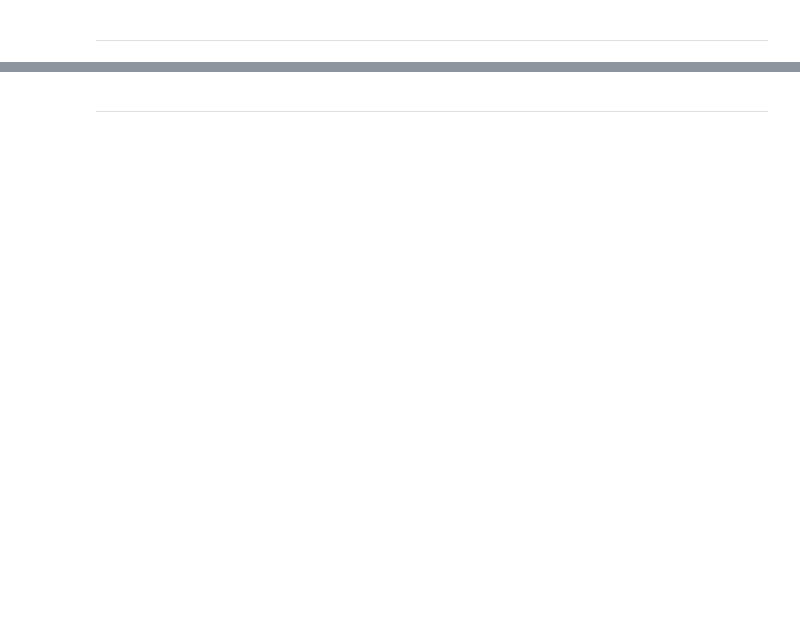
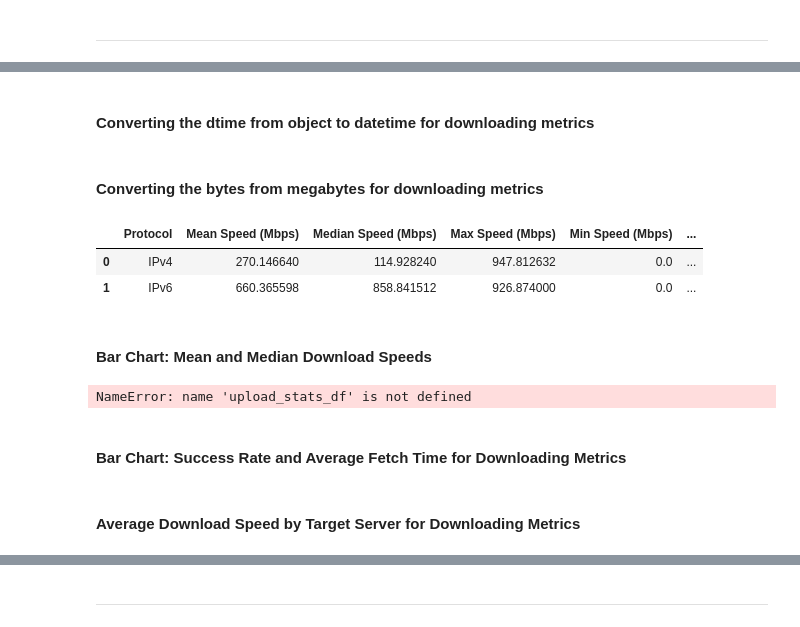
Before and after one commit to Mohammed-abdulaziz-eisa/WBS-MBA, a Jupyter notebook: notebooks/01_data_exploration.ipynb, the cells around one changed output, grey strips where cells are left out. Cells and saved outputs as stored; diff of their text form; code cells hidden in the pictures; blank space fills up the shorter version.

Commit message:
feat:upload-download-performance-analysi-stage1

```diff
--- a/notebooks/01_data_exploration.ipynb
+++ b/notebooks/01_data_exploration.ipynb
@@ -105,0 +101,73 @@ This dataset is valuable for understanding the performance of IPv6-based HTTP GE
+# %% [markdown]
+#### Converting the dtime from object to datetime for downloading metrics
+# %%
+# converting the dtime from object to datetime
+df_httpgetmt['dtime'] = pd.to_datetime(df_httpgetmt['dtime'])
+df_curr_httpgetmt6['dtime'] = pd.to_datetime(df_curr_httpgetmt6['dtime'])
+# %% [markdown]
+#### Converting the bytes from megabytes for downloading metrics
+# %%
+df_httpgetmt['mbps'] = df_httpgetmt['bytes_sec'] * 8 / 1_000_000  # Convert bytes to megabits
+df_curr_httpgetmt6['mbps'] = df_curr_httpgetmt6['bytes_sec'] * 8 / 1_000_000
+# %%
+# 4. Statistical Summary
+def get_stats(df, name):
+    stats = {
+        'Protocol': name,
+        'Mean Speed (Mbps)': df['mbps'].mean(),
+        'Median Speed (Mbps)': df['mbps'].median(),
+        'Max Speed (Mbps)': df['mbps'].max(),
+        'Min Speed (Mbps)': df['mbps'].min(),
+        'Success Rate (%)': (df['successes'].sum() / (df['successes'].sum() + df['failures'].sum())) * 100,
+        'Avg Fetch Time (ms)': df['fetch_time'].mean() / 1000,
+        'Sample Size': len(df)
+    }
+    return pd.Series(stats)
+
+download_stats_df = pd.DataFrame([
+    get_stats(df_httpgetmt, 'IPv4'),
+    get_stats(df_curr_httpgetmt6, 'IPv6')
+])
+# %%
+download_stats_df
+# %% [output]
+|  | Protocol | Mean Speed (Mbps) | Median Speed (Mbps) | Max Speed (Mbps) | Min Speed (Mbps) | ... |
+| 0 | IPv4 | 270.146640 | 114.928240 | 947.812632 | 0.0 | ... |
+| 1 | IPv6 | 660.365598 | 858.841512 | 926.874000 | 0.0 | ... |
+# %% [markdown]
+#### Bar Chart: Mean and Median Download Speeds
+# %%
+fig1 = go.Figure()
+fig1.add_trace(go.Bar(
+    x=download_stats_df['Protocol'],
+    y=download_stats_df['Mean Speed (Mbps)'],
+    name='Mean Speed (Mbps)',
+    marker_color='indianred',
+    text=download_stats_df['Mean Speed (Mbps)'].round(2),
+    textposition='auto'
+))
+fig1.add_trace(go.Bar(
+    x=download_stats_df['Protocol'],
+    y=download_stats_df['Median Speed (Mbps)'],
+    name='Median Speed (Mbps)',
+    marker_color='lightseagreen',
+    text=download_stats_df['Median Speed (Mbps)'].round(2),
+    textposition='auto'
+))
+
+fig1.update_layout(
+    title='Download Speed Comparison: Mean vs Median (IPv4 vs IPv6)',
+    xaxis_title='Protocol',
+    yaxis_title='Speed (Mbps)',
+    barmode='group',
+    height=500,
+    width=800,
+    legend_title='Metric',
+    template='plotly_white'
+)
+
+# fig1.write_html("../reports/viz/download_performance/download_speed_comparison.html")
+# %% [output]
+NameError: name 'upload_stats_df' is not defined
+# %% [markdown]
+####  Bar Chart: Success Rate and Average Fetch Time for Downloading Metrics
@@ -105,0 +219,2 @@ This dataset is valuable for understanding the performance of IPv6-based HTTP GE
+# %% [markdown]
+#### Average Download Speed by Target Server for Downloading Metrics
```
Also changed, not shown: parts of 49 cells of this notebook, 6 other files.
